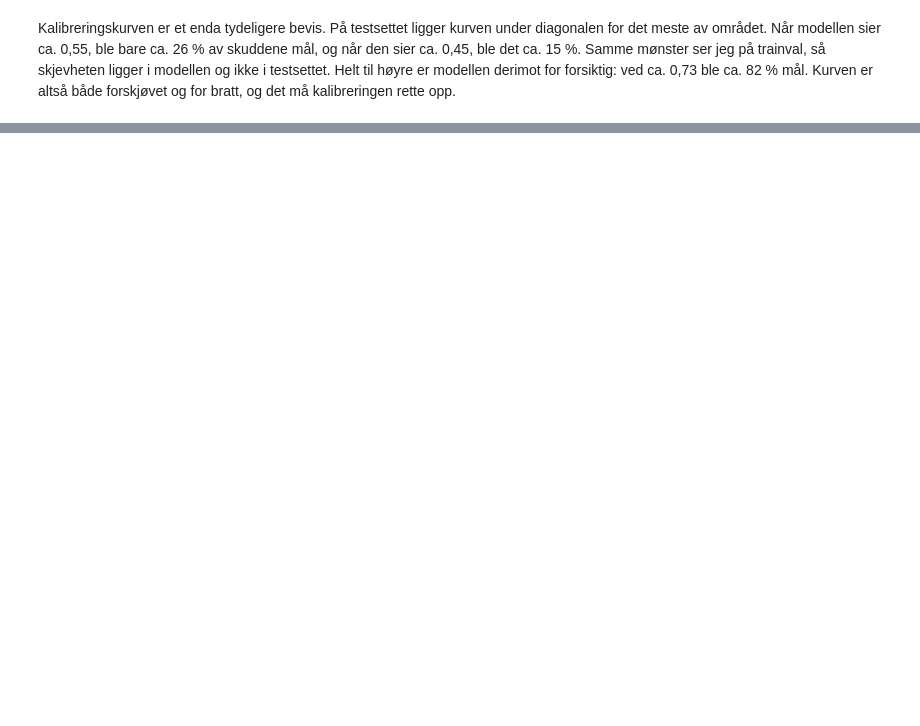
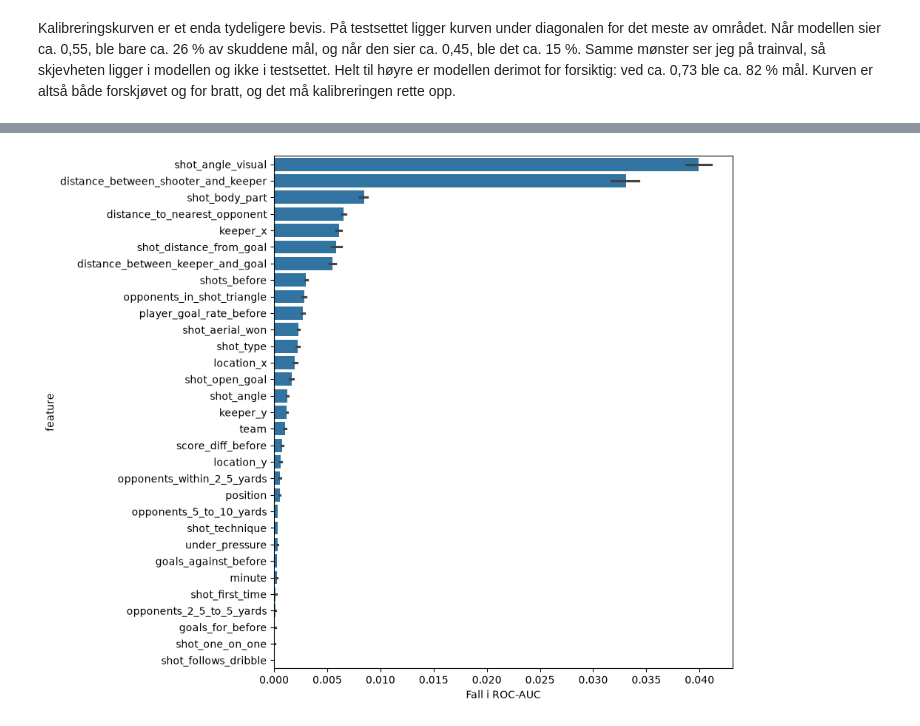
Before and after one commit to Daniel11098/football-predictions, a Jupyter notebook: Mandtory3/footballPredictionBestModel.ipynb, the cells around one changed output, grey strips where cells are left out. Cells and saved outputs as stored; diff of their text form; code cells hidden in the pictures; blank space fills up the shorter version.

```diff
--- a/Mandtory3/footballPredictionBestModel.ipynb
+++ b/Mandtory3/footballPredictionBestModel.ipynb
@@ -401,14 +444,3 @@ class ThresholdClassifier(BaseEstimator, ClassifierMixin):
 
     def predict_proba(self, x):
         return self.estimator.predict_proba(x)
-# %%
-
-# Pakk inn den frosne modellen i thereshold klasse
-# (Dette gjør det umulig for modellen å re-trene på testsettet!)
-deploy_modell = ThresholdClassifier(estimator=frozen_gb, threshold=0.65)
-
-# Denne vil nå bare bekrefte klassene, helt uten å endre på noe som helst
-deploy_modell.fit(test_featuers, test_targets)
-
-# Gjør prediksjoner med den tunede terskelen
-y_pred_tuned = deploy_modell.predict(test_featuers)
@@ -471,8 +519,0 @@ Maksimal F1-Score: 0.4317
-# %%
-#Her bytter jeg det jeg fikk som best terksel (0.45) med 0,65
-deploy_modell = ThresholdClassifier(estimator=frozen_gb, threshold=0.45)
-
-deploy_modell.fit(test_featuers, test_targets)
-
-# Gjør prediksjoner med den tunede terskelen
-y_pred_tuned = deploy_modell.predict(test_featuers)
@@ -479,3 +529,6 @@ y_pred_tuned = deploy_modell.predict(test_featuers)
+# %%
+deploy_modell_tuned= TunedThresholdClassifierCV(calibrated_gb, cv= inner_cv, scoring=[make_scorer(fbeta_score, beta = 0.99)])
+deploy_modell.fit(trainval_featuers, trainval_target)
 # %%
 with open("GB_XG_model.pickle","wb") as f:
     p.dump(deploy_modell, f)
@@ -532,0 +627,10 @@ for i in range(5):
+# %%
+perm_res = permutation_importance(
+    calibrated_gb, trainval_featuers, trainval_target,
+    scoring="roc_auc", n_repeats=20, random_state=42, n_jobs=-1)
+
+sammenlign = pd.DataFrame({
+    "feature": trainval_featuers.columns,
+    "test": perm.importances_mean,
+    "trainval": perm_res.importances_mean}).sort_values("test", ascending=False)
+print(sammenlign.round(4))
@@ -532,0 +669,14 @@ for i in range(5):
+# %%
+results_frame_raw = pd.DataFrame({column: perm_res.importances[i]
+                                  for i, column in enumerate(trainval_featuers.columns)})
+results_frame_raw = results_frame_raw.melt(value_vars=results_frame_raw.columns,
+                                           var_name='feature', value_name='importance')
+
+order = results_frame_raw.groupby('feature')['importance'].mean().sort_values(ascending=False).index
+
+plt.figure(figsize=(8, 9))
+sb.barplot(data=results_frame_raw, x='importance', y='feature', order=order)
+plt.xlabel("Fall i ROC-AUC")
+plt.show()
+# %% [output]
+[figure, added]
```
Also changed, not shown: parts of 49 cells of this notebook, 1 other file.
